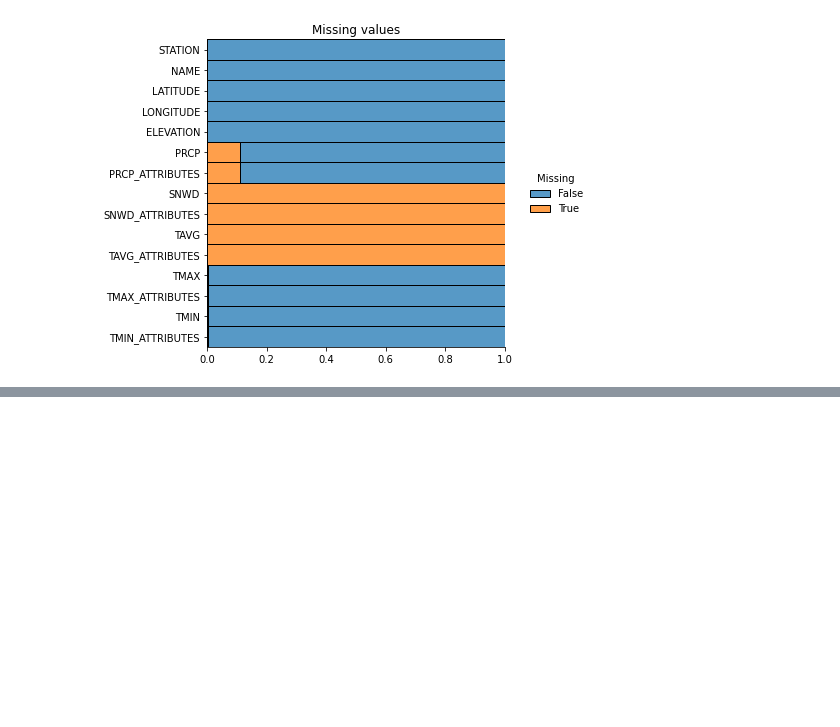
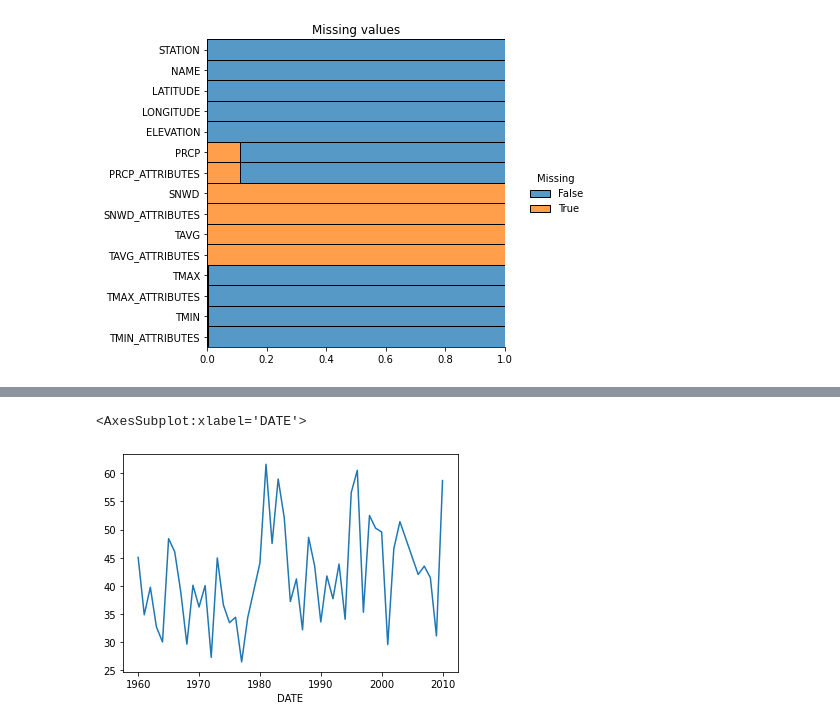
Before and after one commit to RamonPuon/WeatherPrediction-CDMX, a Jupyter notebook: Weather_Prediction.ipynb, the cells around one changed output, grey strips where cells are left out. Saved outputs shown, nothing was run; the diff lists cells and outputs as text; code cells hidden in the pictures; blank space fills up the shorter version.

```diff
--- a/Weather_Prediction.ipynb
+++ b/Weather_Prediction.ipynb
@@ -78,0 +174,5 @@ Text(0.5, 1.0, 'Missing values')
+# %%
+core_weather.groupby(core_weather.index.year).apply(lambda x: x["precip"].sum()).plot()
+# %% [output]
+<AxesSubplot:xlabel='DATE'>
+[figure, added]
```
Also changed, not shown: parts of 30 cells of this notebook.
